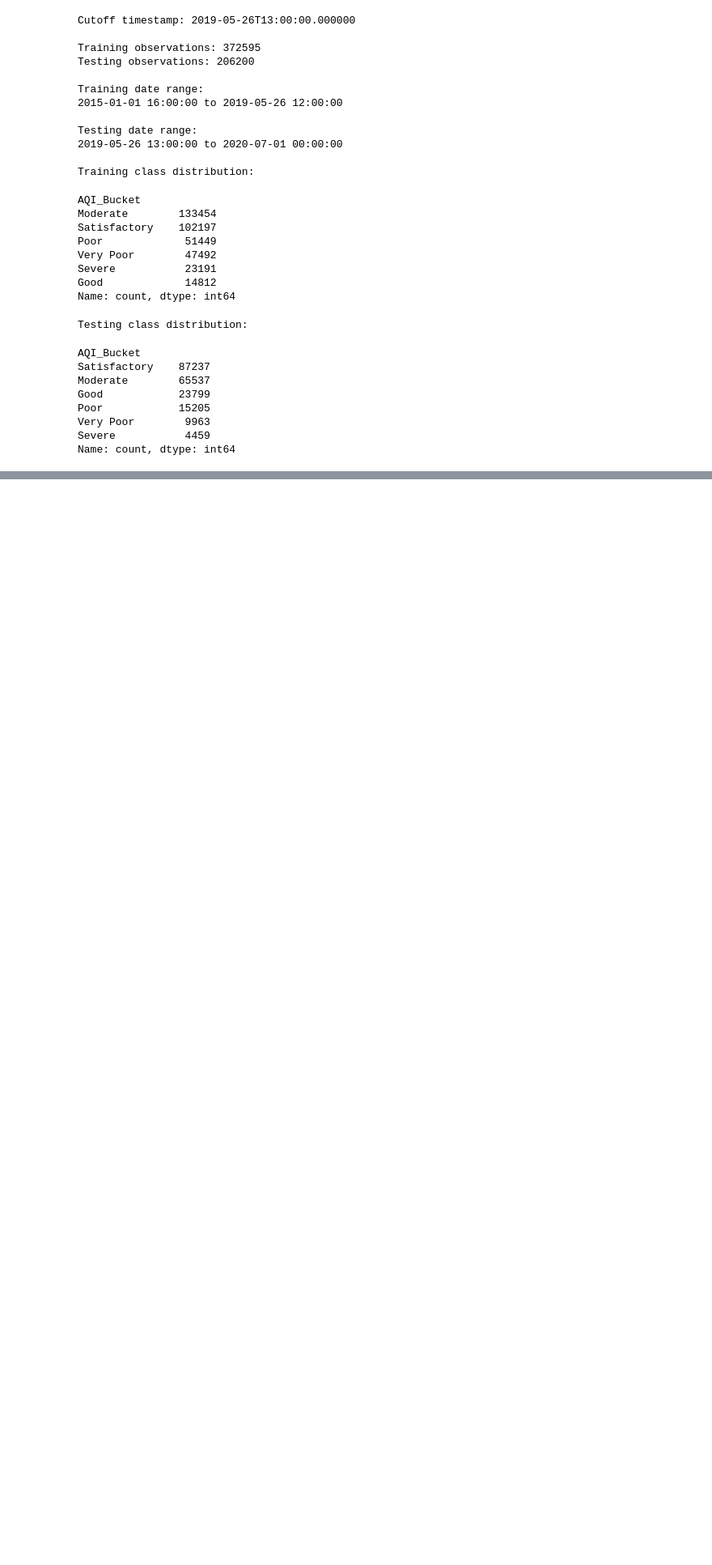
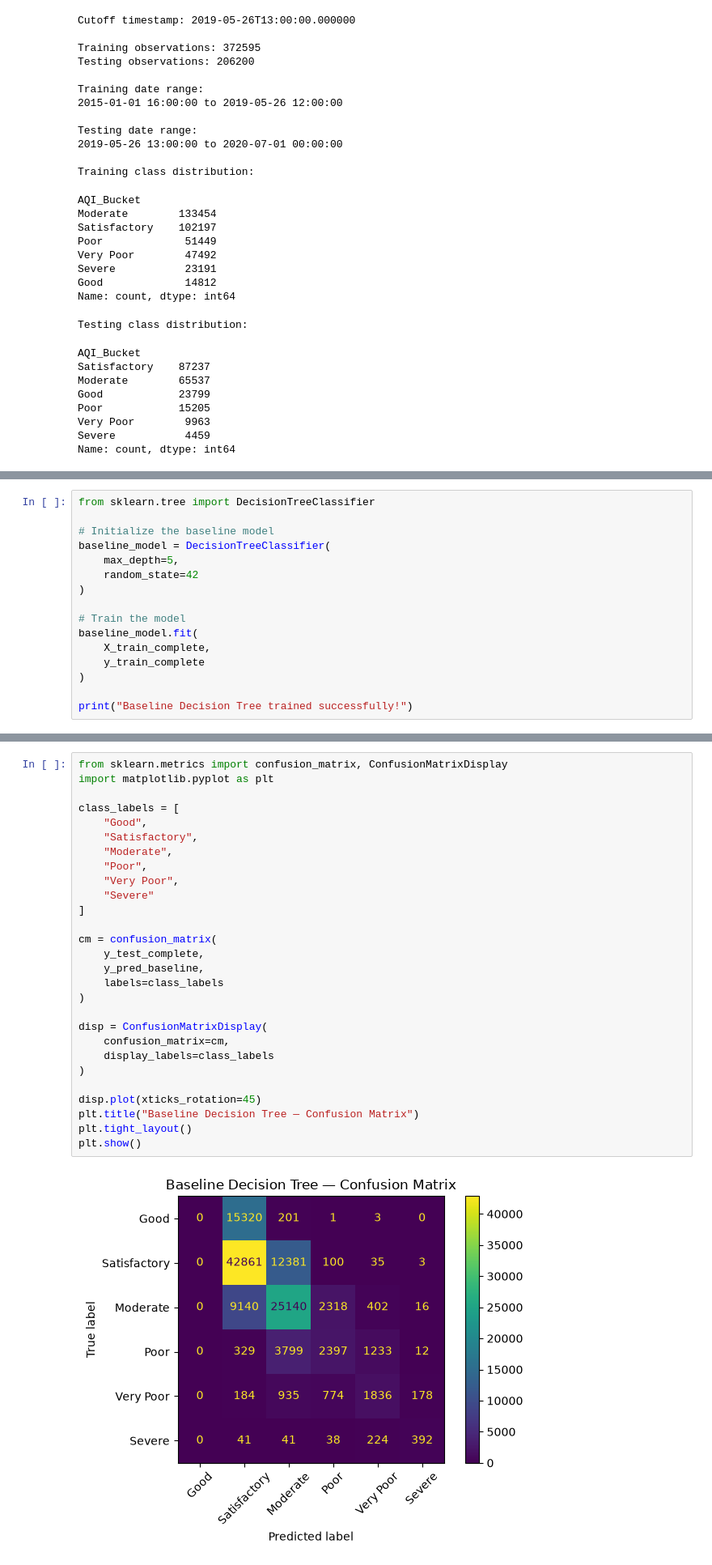
Before and after one commit to Fatimaaasaleem/air-quality-classification, a Jupyter notebook: notebooks/03_target_audit_preprocessing.ipynb, the cells around one changed output, grey strips where cells are left out. Shown at 81% size. Saved outputs shown, nothing was run; the diff lists cells and outputs as text; blank space fills up the shorter version.

Commit message:
baseline experiments

```diff
--- a/notebooks/03_target_audit_preprocessing.ipynb
+++ b/notebooks/03_target_audit_preprocessing.ipynb
@@ -1401,0 +1613,16 @@ NameError: name 'df' is not defined
+# %%
+from sklearn.tree import DecisionTreeClassifier
+
+# Initialize the baseline model
+baseline_model = DecisionTreeClassifier(
+    max_depth=5,
+    random_state=42
+)
+
+# Train the model
+baseline_model.fit(
+    X_train_complete,
+    y_train_complete
+)
+
+print("Baseline Decision Tree trained successfully!")
@@ -1401,0 +1717,30 @@ NameError: name 'df' is not defined
+# %%
+from sklearn.metrics import confusion_matrix, ConfusionMatrixDisplay
+import matplotlib.pyplot as plt
+
+class_labels = [
+    "Good",
+    "Satisfactory",
+    "Moderate",
+    "Poor",
+    "Very Poor",
+    "Severe"
+]
+
+cm = confusion_matrix(
+    y_test_complete,
+    y_pred_baseline,
+    labels=class_labels
+)
+
+disp = ConfusionMatrixDisplay(
+    confusion_matrix=cm,
+    display_labels=class_labels
+)
+
+disp.plot(xticks_rotation=45)
+plt.title("Baseline Decision Tree — Confusion Matrix")
+plt.tight_layout()
+plt.show()
+# %% [output]
+[figure, added]
```
Also changed, not shown: parts of 66 cells of this notebook.
